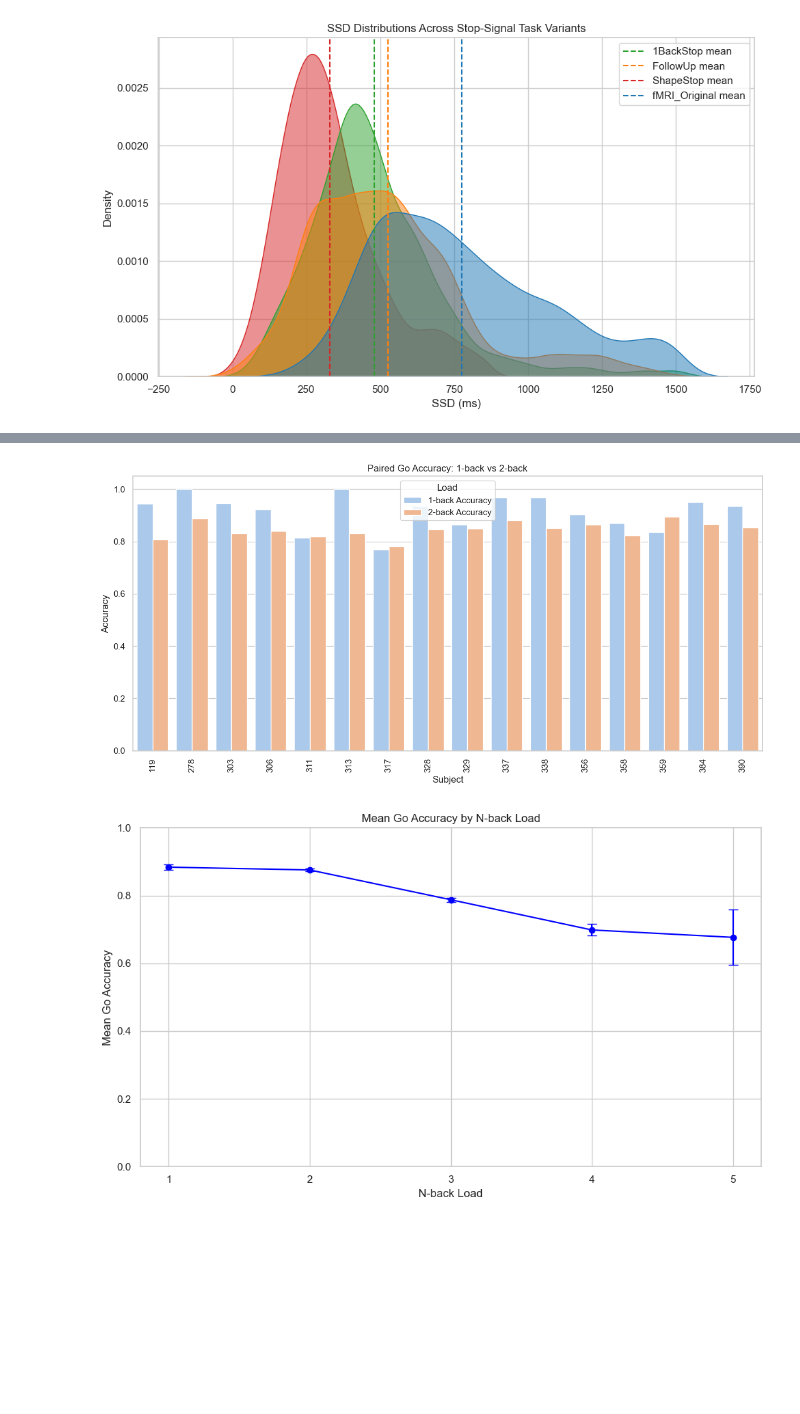
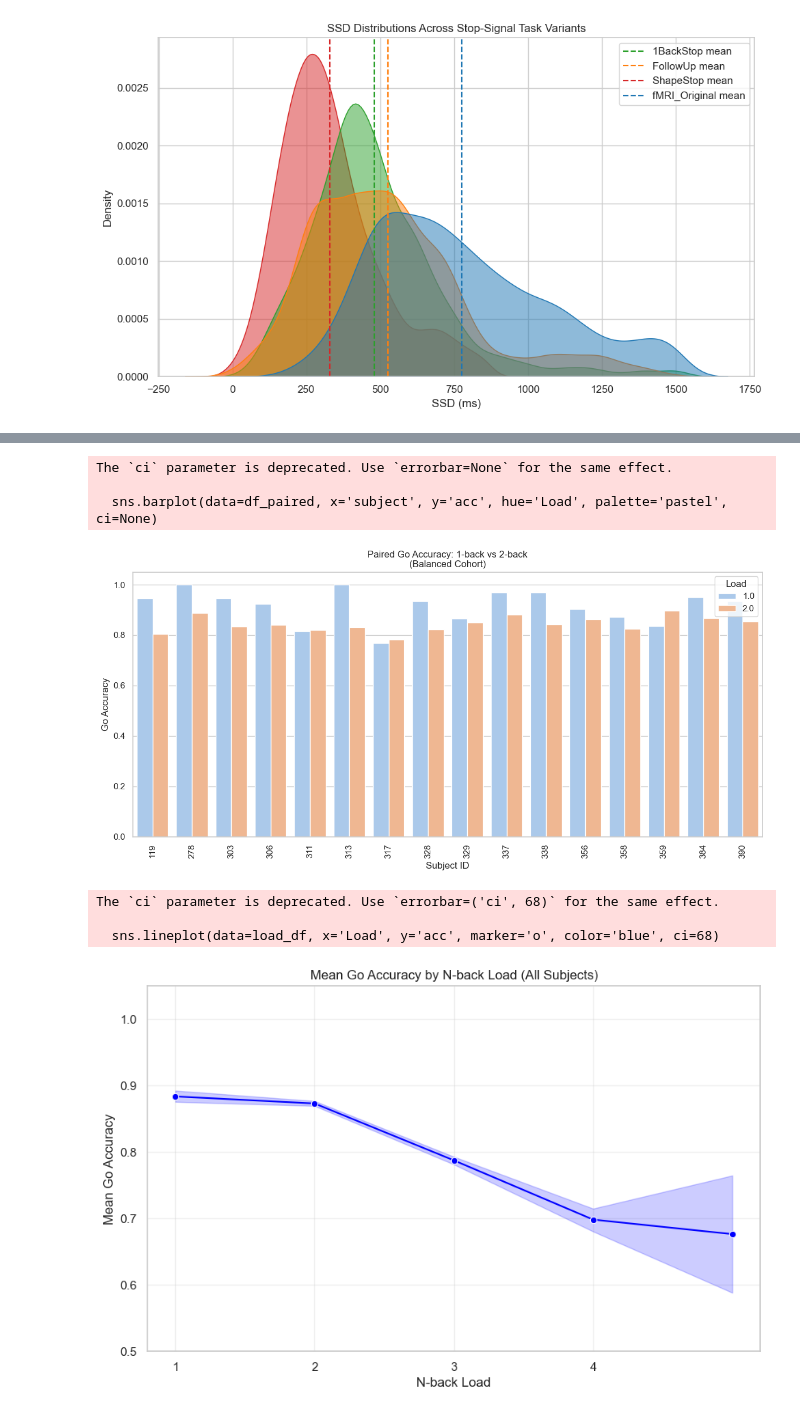
Before and after one commit to elk040/Beast, a Jupyter notebook: BeastBehavioral4_22.ipynb, the cells around one changed output, grey strips where cells are left out. Saved outputs shown, nothing was run; the diff lists cells and outputs as text; code cells hidden in the pictures; blank space fills up the shorter version.

Commit message:
updated graphs after making minor adjustments cleaning the code up

```diff
--- a/BeastBehavioral4_22.ipynb
+++ b/BeastBehavioral4_22.ipynb
@@ -798,73 +821,44 @@ plt.show()
 # %%
 # ---------------------------------------------------------
-# go accuracy by load
+# Go accuracy by load
 # ---------------------------------------------------------
 
-# Filter data for 1-back and 2-back loads
-one_back_df = load_df[load_df['Load'] == 1]
-two_back_df = load_df[load_df['Load'] == 2]
+# 1. Use existing function to get the data of subjects who only completed both loads 1 and 2
+df_paired = get_balanced_cohort(load_df, [1, 2])
 
-# Identify subjects who have data for both 1-back and 2-back
-subjects_1_back = set(one_back_df['subject'].unique())
-subjects_2_back = set(two_back_df['subject'].unique())
-common_subjects = list(subjects_1_back.intersection(subjects_2_back))
+# 2. Plot  directly
+plt.figure(figsize=(12, 6))
+sns.barplot(data=df_paired, x='subject', y='acc', hue='Load', palette='pastel', ci=None)
 
-# Extract accuracy data for these common subjects
-one_back_acc = one_back_df[one_back_df['subject'].isin(common_subjects)].groupby('subject')['acc'].mean()
-two_back_acc = two_back_df[two_back_df['subject'].isin(common_subjects)].groupby('subject')['acc'].mean()
-
-# Combine the data into a single DataFrame for plotting
-accuracy_df = pd.DataFrame({
-    'Subject': common_subjects,
-    '1-back Accuracy': one_back_acc.loc[common_subjects].values,
-    '2-back Accuracy': two_back_acc.loc[common_subjects].values
-})
-
-# Melt the DataFrame for a paired bar plot
-melted_df = accuracy_df.melt(id_vars='Subject', value_vars=['1-back Accuracy', '2-back Accuracy'],
-                             var_name='Load', value_name='Accuracy')
-
-# Plot paired bar plot
-plt.figure(figsize=(12, 6))
-sns.barplot(data=melted_df, x='Subject', y='Accuracy', hue='Load', palette='pastel')
-
-plt.xlabel('Subject')
-plt.ylabel('Accuracy')
-plt.title('Paired Go Accuracy: 1-back vs 2-back')
+plt.xlabel('Subject ID')
+plt.ylabel('Go Accuracy')
+plt.title('Paired Go Accuracy: 1-back vs 2-back\n(Balanced Cohort)')
 plt.xticks(rotation=90)
-plt.legend(title='Load')
+plt.ylim(0, 1.05)
 plt.tight_layout()
 plt.show()
 
 
-###Line pk
+plt.figure(figsize=(10, 6))
 
-# Calculate mean accuracy for each load
-mean_accuracy = load_df.groupby('Load')['acc'].mean().reset_index()
-
-# Calculate standard error for each load
-se_accuracy = load_df.groupby('Load')['acc'].sem().reset_index()
-
-# Merge the mean and standard error data
-summary_df = pd.merge(mean_accuracy, se_accuracy, on='Load', suffixes=('_mean', '_se'))
-
-# Plot the line graph with error bars
-plt.figure(figsize=(10, 6))
-sns.lineplot(data=summary_df, x='Load', y='acc_mean', marker='o', color='blue')
-
-# Add error bars
-plt.errorbar(summary_df['Load'], summary_df['acc_mean'], yerr=summary_df['acc_se'], fmt='o', color='blue', capsize=5)
+# sns.lineplot calculates the mean AND the error bars (ci=68 is approx 1 SEM)
+sns.lineplot(data=load_df, x='Load', y='acc', marker='o', color='blue', ci=68)
 
 plt.xlabel('N-back Load')
 plt.ylabel('Mean Go Accuracy')
-plt.title('Mean Go Accuracy by N-back Load')
-plt.xticks(summary_df['Load'])
-plt.ylim(0, 1)
-plt.grid(True)
-plt.tight_layout()
+plt.title('Mean Go Accuracy by N-back Load (All Subjects)')
+plt.xticks([1, 2, 3, 4])
+plt.ylim(0.5, 1.05) # Zoomed in to see the decline better
+plt.grid(True, alpha=0.3)
 plt.show()
 # %% [output]
+The `ci` parameter is deprecated. Use `errorbar=None` for the same effect.
+
+  sns.barplot(data=df_paired, x='subject', y='acc', hue='Load', palette='pastel', ci=None)
-[figure, old version]
+[figure, new version]
+The `ci` parameter is deprecated. Use `errorbar=('ci', 68)` for the same effect.
+
+  sns.lineplot(data=load_df, x='Load', y='acc', marker='o', color='blue', ci=68)
-[figure, old version]
+[figure, new version]
 # %%
 # ----------------------------------------------------------------------------------
```
Also changed, not shown: parts of 7 cells of this notebook.
